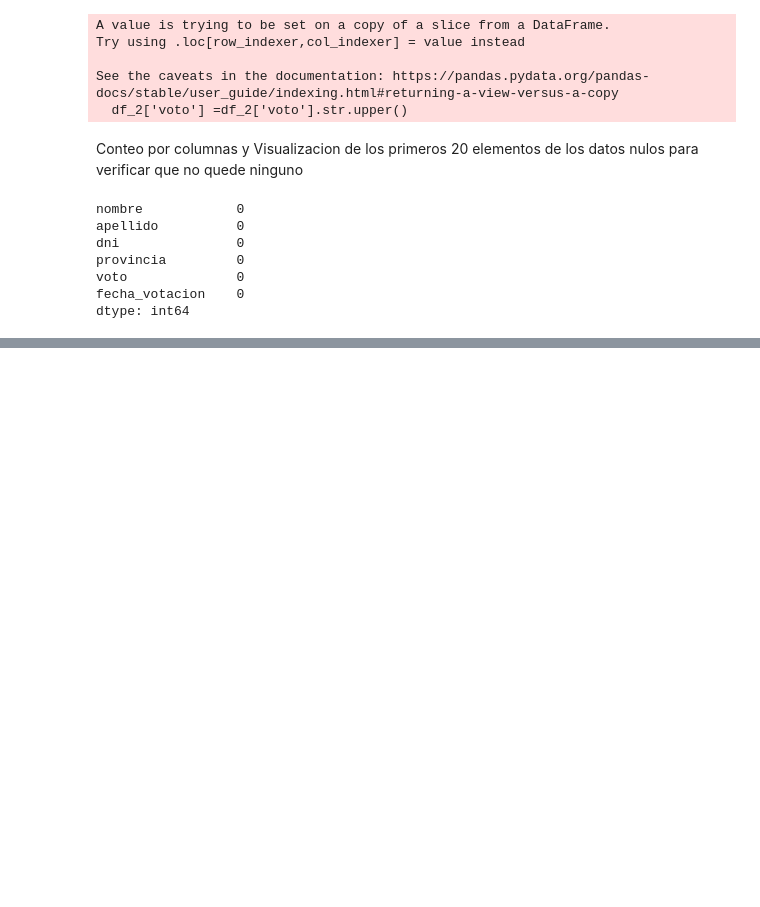
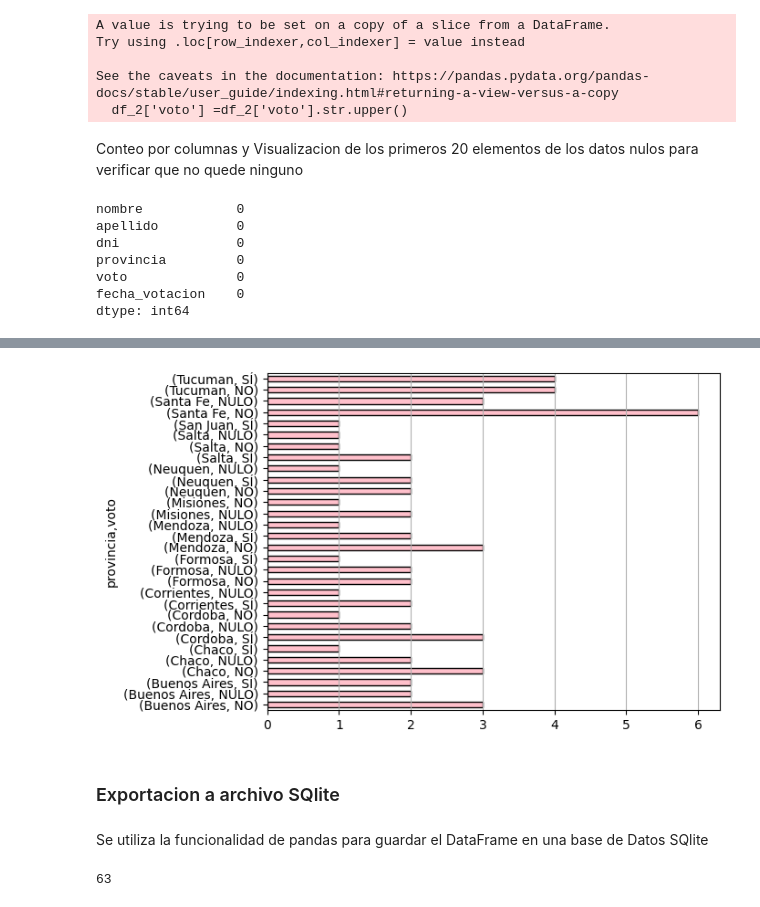
Before and after one commit to Fleitaselene-dev/parcial1_tlp3_Selene_Fleita, a Jupyter notebook: main.ipynb, the cells around one changed output, grey strips where cells are left out. Drawn from its saved outputs; the diff is of its cells as text; code cells hidden in the pictures; blank space fills up the shorter version.

Commit message:
feat: Generar visualizacion y conneccion sqlite

```diff
--- a/main.ipynb
+++ b/main.ipynb
@@ -261,0 +306,3 @@ df_2.head(20)
+# %%
+mayor_voto = df_2.groupby('provincia')['voto'].value_counts()
+print(mayor_voto)
@@ -261,0 +327,18 @@ df_2.head(20)
+# %%
+mayor_voto.plot(kind='barh', color='pink', edgecolor='black')
+plt.Figure(figsize=(5,6))
+plt.xlabel=('Voto')
+plt.ylabel=('Provincia')
+plt.grid (axis='x', linestyle='-')
+plt.show()
+# %% [output]
+[figure, added]
+# %% [markdown]
+### Exportacion a archivo SQlite
+# %% [markdown]
+Se utiliza la funcionalidad de pandas para guardar el DataFrame en una base de Datos SQlite
+# %%
+conn = sqlite3.connect('votaciones.db')
+df_2.to_sql('votaciones.db', conn, index=False)
+# %% [output]
+63
```
Also changed, not shown: parts of 12 cells of this notebook, 1 other file.
